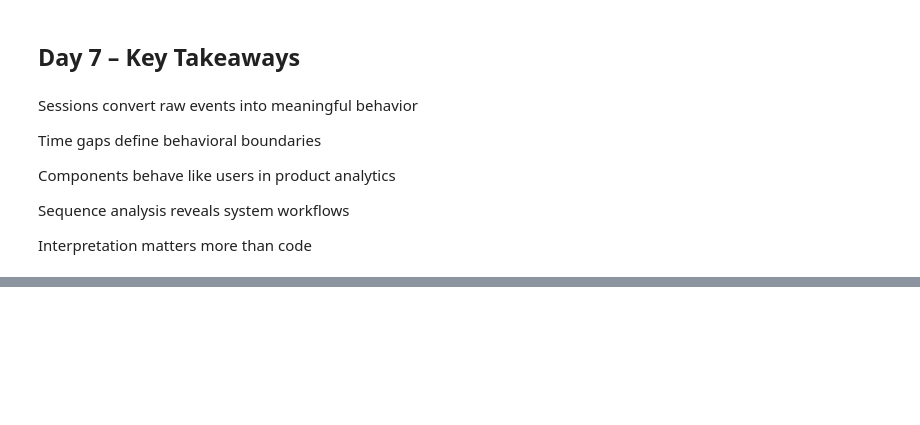
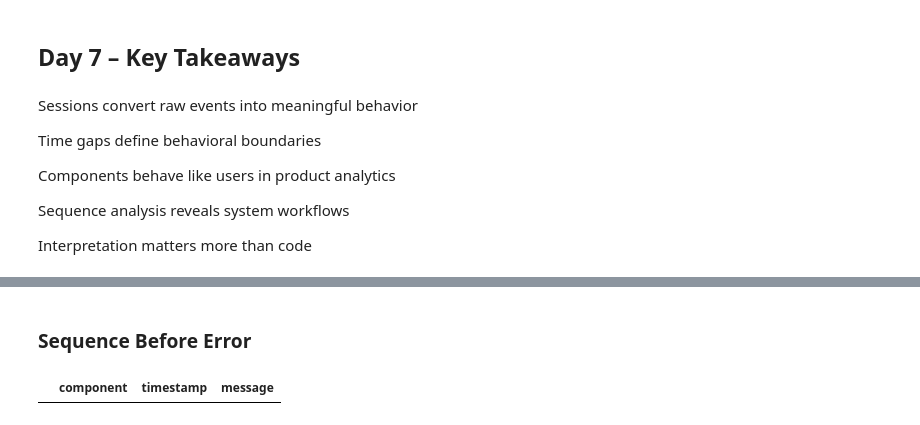
Before and after one commit to asimjamal/Modern-Saas-Product-Analytics, a Jupyter notebook: notebook/dataset_ingestion.ipynb, the cells around one changed output, grey strips where cells are left out. Saved outputs shown, nothing was run; the diff lists cells and outputs as text; code cells hidden in the pictures; blank space fills up the shorter version.

```diff
--- a/notebook/dataset_ingestion.ipynb
+++ b/notebook/dataset_ingestion.ipynb
@@ -187,0 +262,8 @@ Interpretation matters more than code
+# %% [markdown]
+### Sequence Before Error
+# %%
+error_events = df[df["level"] == "ERROR"]
+
+error_events[["component", "timestamp", "message"]].head()
+# %% [output]
+|  | component | timestamp | message |
```
Also changed, not shown: parts of 13 cells of this notebook.
